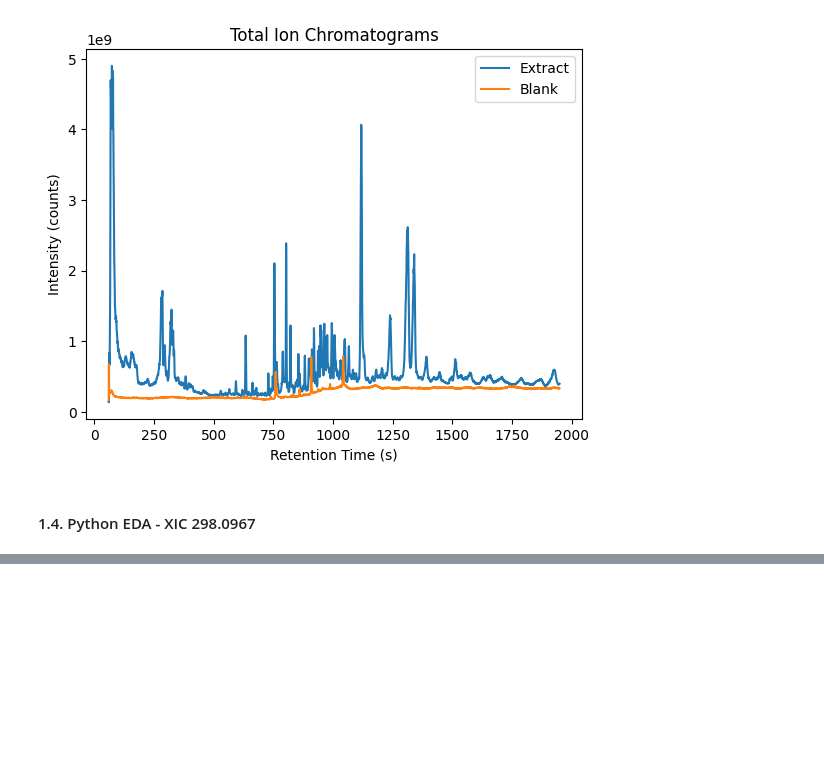
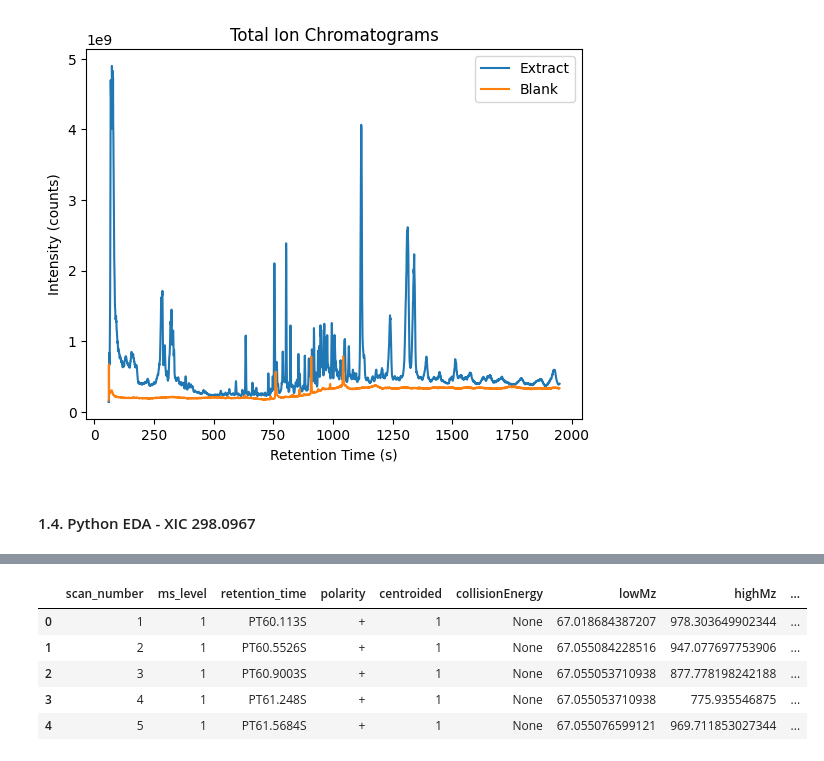
Before and after one commit to jonathan-hunter/Metabolomics-Pipeline, a Jupyter notebook: Docker/sync/metabolomics.ipynb, the cells around one changed output, grey strips where cells are left out. Drawn from its saved outputs; the diff is of its cells as text; code cells hidden in the pictures; blank space fills up the shorter version.

```diff
--- a/Docker/sync/metabolomics.ipynb
+++ b/Docker/sync/metabolomics.ipynb
@@ -144,0 +262,77 @@ plt.show()
+# %%
+# Extract scan number of the closest MS2 spectrum
+scan_number_target = closest_ms2_spectrum.getNativeID()
+print(f"Scan number of the closest MS2 spectrum: {scan_number_target}")
+
+from lxml import etree
+
+# Load the mzXML file
+mzxml_file = "sync/Data/extract.mzXML"
+
+# Parse the XML file
+tree = etree.parse(mzxml_file)
+root = tree.getroot()
+
+# Define the mzXML namespace (update this if your mzXML file uses a different namespace)
+namespace = {"mzxml": "http://sashimi.sourceforge.net/schema_revision/mzXML_3.2"}
+
+# Example: Extract scan metadata
+
+rows = []
+for scan in root.findall(".//mzxml:scan", namespaces=namespace):
+    scan_number = scan.get("num")
+    ms_level = scan.get("msLevel")
+    retention_time = scan.get("retentionTime")
+    polarity = scan.get("polarity")
+    centroided = scan.get("centroided")
+    collisionEnergy = scan.get("collisionEnergy")
+    lowMz = scan.get("lowMz")
+    highMz = scan.get("highMz")
+    basePeakMz = scan.get("basePeakMz")
+    basePeakIntensity = scan.get("basePeakIntensity")
+    totIonCurrent = scan.get("totIonCurrent")
+    rows.append({
+    'scan_number': scan_number,
+    'ms_level': ms_level,
+    'retention_time': retention_time,
+    'polarity': polarity,
+    'centroided': centroided,
+    'collisionEnergy': collisionEnergy,
+    'lowMz': lowMz,
+    'highMz': highMz,
+    'basePeakMz': basePeakMz,
+    'basePeakIntensity': basePeakIntensity,
+    'totIonCurrent': totIonCurrent,
+    })
+    for subchild in scan:
+        if subchild.tag == "{http://sashimi.sourceforge.net/schema_revision/mzXML_3.2}precursorMz":
+            precursorScanNum = subchild.get("precursorScanNum")
+            precursorCharge = subchild.get("precursorCharge")
+            precursorIntensity = subchild.get("precursorIntensity")
+            activationMethod = subchild.get("activationMethod")
+            windowWideness = subchild.get("windowWideness")
+            precursor_mz = subchild.text
+            rows[-1].update({
+            'precursor_mz': precursor_mz,
+            'precursorScanNum' : precursorScanNum,
+            'precursorCharge': precursorCharge,
+            'precursorIntensity': precursorIntensity,
+            'activationMethod': activationMethod,
+            'windowWideness': windowWideness,
+            })
+
+
+
+df = pd.concat([pd.DataFrame([row]) for row in rows], ignore_index=True)
+df[df["scan_number"] == scan_number_target]
+display(df.head())
+
+
+
+## Next steps:
+# match the spectrum against a suitable database API, like HMDB or METLIN.
+# do the untargetted pipeline in xcms > neatms > simms.
+# write the methodology plan.
+# start putting together some slides.
+# refactor, tidy up and comment the code, remove private info and make open source.
+# %% [output]
@@ -144,0 +340,6 @@ plt.show()
+|  | scan_number | ms_level | retention_time | polarity | centroided | collisionEnergy | lowMz | highMz | ... |
+| 0 | 1 | 1 | PT60.113S | + | 1 | None | 67.018684387207 | 978.303649902344 | ... |
+| 1 | 2 | 1 | PT60.5526S | + | 1 | None | 67.055084228516 | 947.077697753906 | ... |
+| 2 | 3 | 1 | PT60.9003S | + | 1 | None | 67.055053710938 | 877.778198242188 | ... |
+| 3 | 4 | 1 | PT61.248S | + | 1 | None | 67.055053710938 | 775.935546875 | ... |
+| 4 | 5 | 1 | PT61.5684S | + | 1 | None | 67.055076599121 | 969.711853027344 | ... |
```
Also changed, not shown: parts of 8 cells of this notebook, 2 other files.
